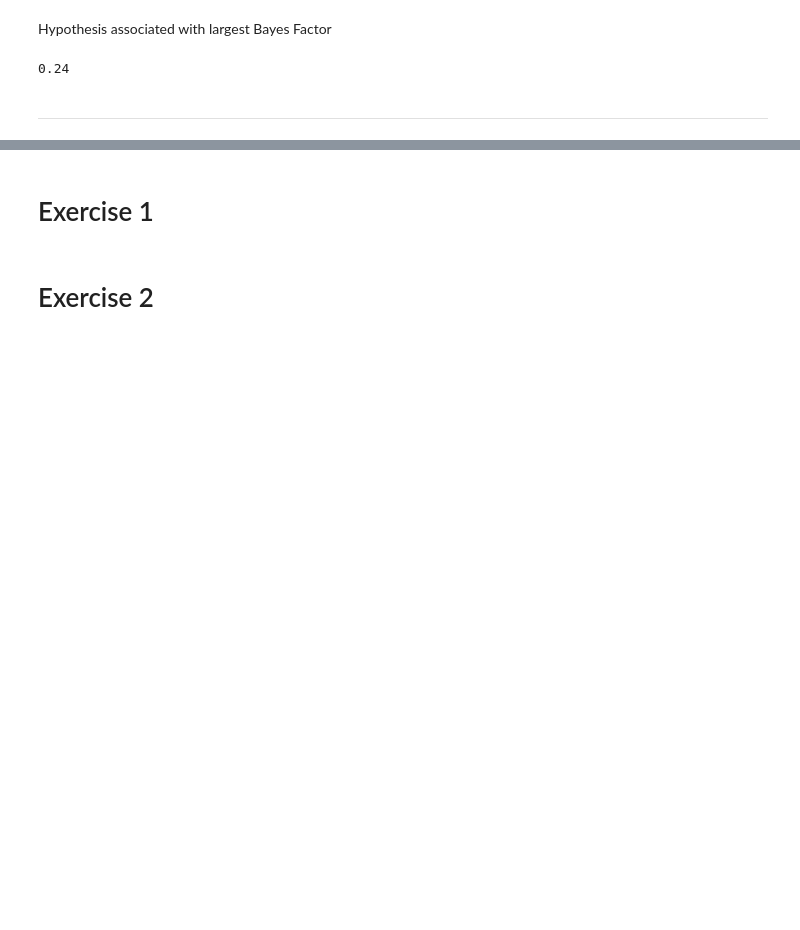
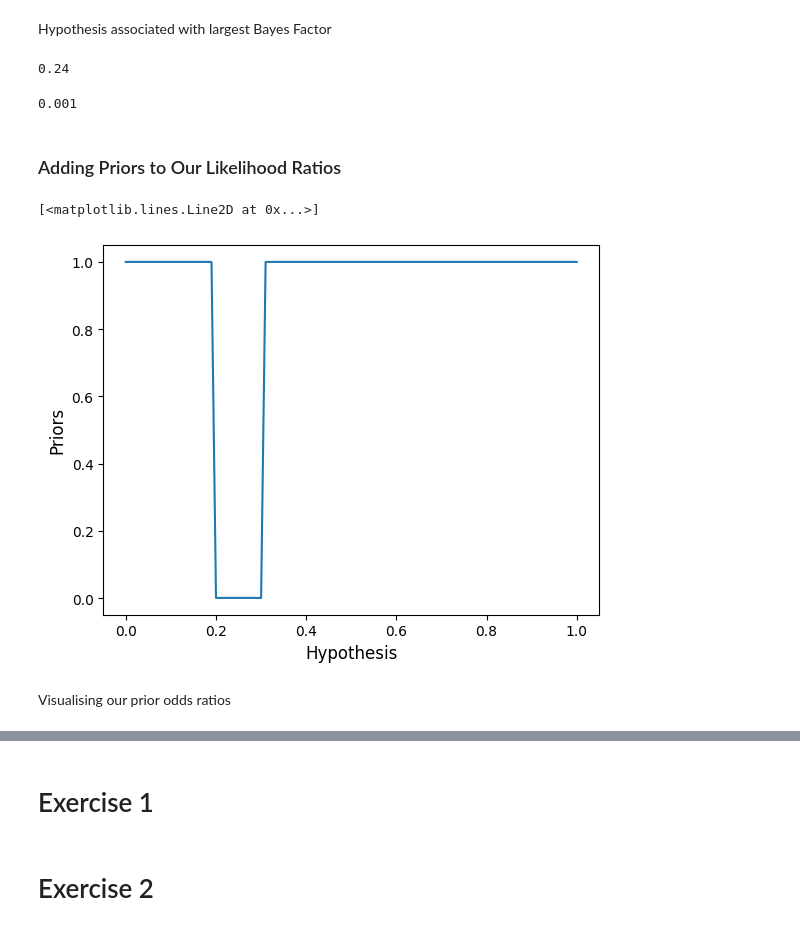
Before and after one commit to seyedrezamirkhani/bayesian_statistics_the_fun_way, a Jupyter notebook: chapter_019.ipynb, the cells around one changed output, grey strips where cells are left out. Cells and saved outputs as stored; diff of their text form; code cells hidden in the pictures; blank space fills up the shorter version.

Commit message:
added priors

```diff
--- a/chapter_019.ipynb
+++ b/chapter_019.ipynb
@@ -50,5 +50,26 @@ Hypothesis associated with largest Bayes Factor
 hypotheses[np.argmax(bayes_factors)]
 # %% [output]
 0.24
-# %% [markdown]
----
+# %%
+1/1000
+# %% [output]
+0.001
+# %% [markdown]
+### Adding Priors to Our Likelihood Ratios
+# %%
+priors = list()
+
+for h in hypotheses:
+    if h >= 0.2 and h <= 0.3:
+        priors.append(0.001) # 1/1000
+    else:
+        priors.append(1)
+# %%
+plt.xlabel('Hypothesis', fontsize=12)
+plt.ylabel('Priors', fontsize=12)
+plt.plot(hypotheses, priors)
+# %% [output]
+[<matplotlib.lines.Line2D at 0x...>]
+[figure, added]
+# %% [markdown]
+Visualising our prior odds ratios
```
Also changed, not shown: parts of 19 cells of this notebook.
